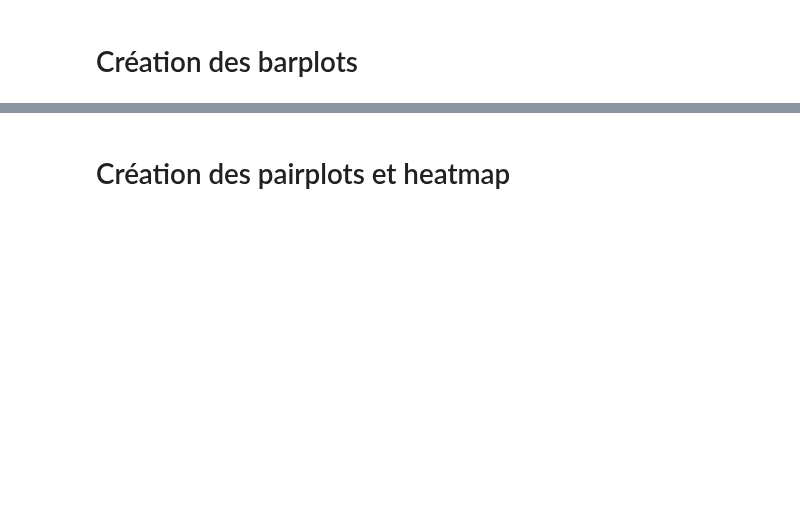
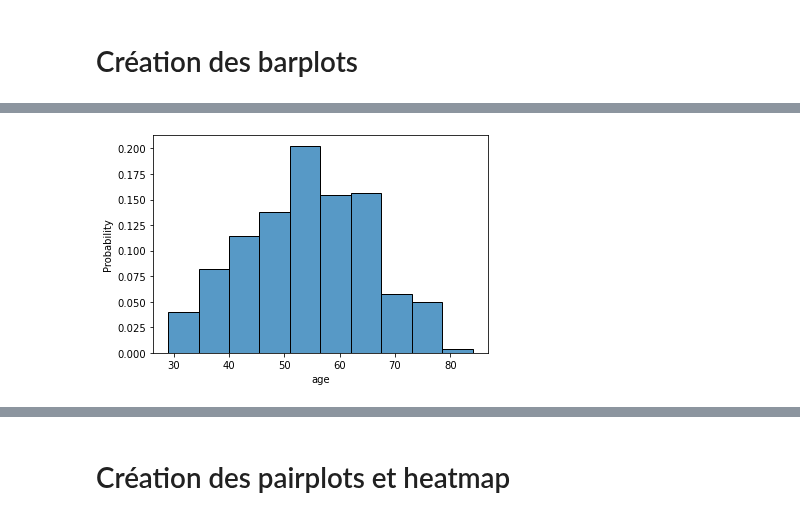
Before and after one commit to p-contamin/Prediction-de-l-activite-des-deputes-francais, a Jupyter notebook: 2. Data Viz/Graphiques de visualisation.ipynb, the cells around one changed output, grey strips where cells are left out. Saved outputs shown, nothing was run; the diff lists cells and outputs as text; code cells hidden in the pictures; blank space fills up the shorter version.

```diff
--- a/2. Data Viz/Graphiques de visualisation.ipynb
+++ b/2. Data Viz/Graphiques de visualisation.ipynb
@@ -53,4 +54,5 @@ ancrage_local_depute = sns.histplot(data = deputes, x = "ancrage_local", stat='p
 # %%
-deputes['annee_naissance'] = deputes['date_naissance'].str[:4]
-annee_naiss_dep = sns.histplot(data = deputes, x = "annee_naissance", stat='count', bins = 10)
+age_depute = sns.histplot(data = tab_final, x = "age", stat='probability', bins = 10 )
+# %% [output]
+[figure, added]
 # %%
```
Also changed, not shown: parts of 11 cells of this notebook.
